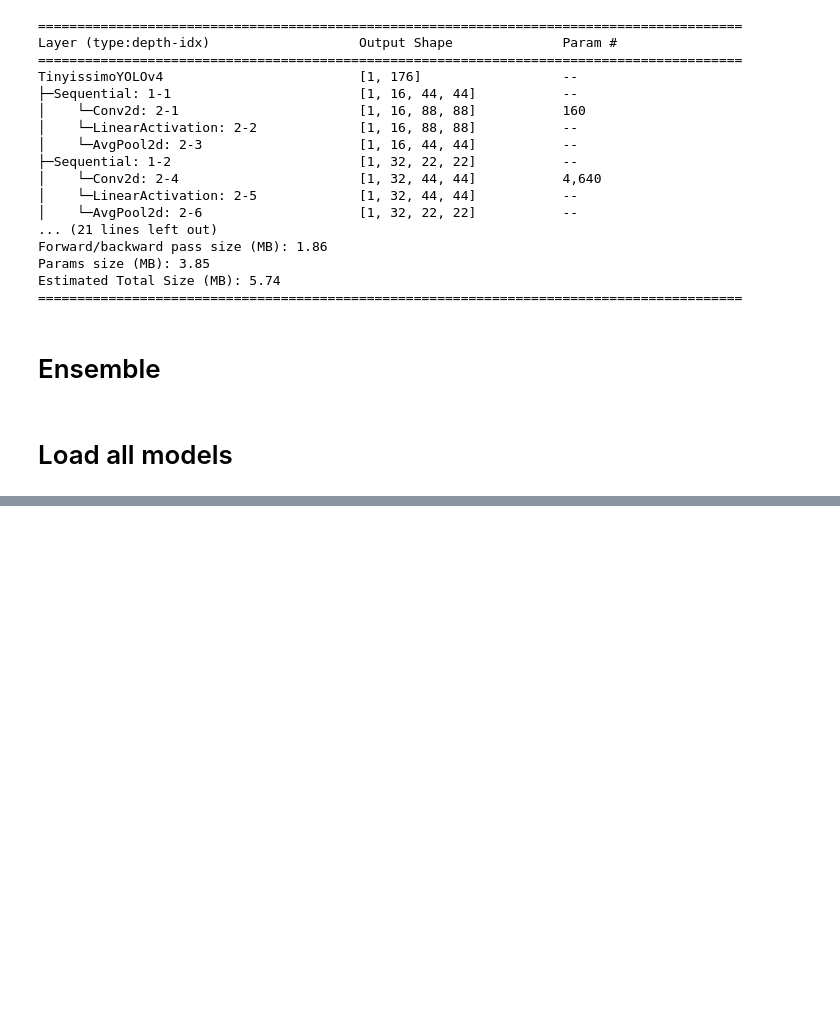
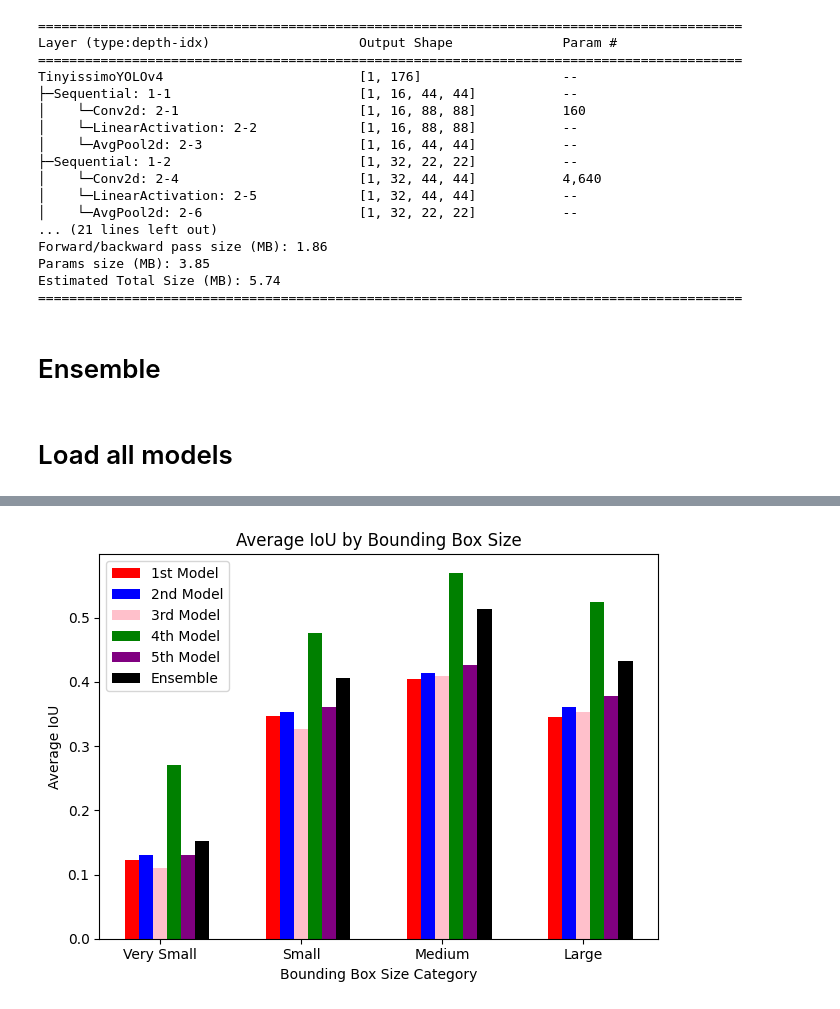
Before and after one commit to salvatorebuono02/ObjDct_Repo, a Jupyter notebook: models/TinyYOLO/Ensemble.ipynb, the cells around one changed output, grey strips where cells are left out. Drawn from its saved outputs; the diff is of its cells as text; code cells hidden in the pictures; blank space fills up the shorter version.

```diff
--- a/models/TinyYOLO/Ensemble.ipynb
+++ b/models/TinyYOLO/Ensemble.ipynb
@@ -1120,0 +1164,11 @@ torch.save(model.state_dict(), "../../models/trained_models/TinyissimoYOLOv4.pth
+# %%
+# Valori mAP per ciascun modello
+mAP_values = [0.5876208543777466, 0.6004517674446106, 0.567376434803009, 0.765967845916748, 0.6200737953186035]
+
+# Calcolo della somma dei valori mAP
+sum_mAP = sum(mAP_values)
+
+# Calcolo dei pesi normalizzati
+weights = [mAP / sum_mAP for mAP in mAP_values]
+
+print(weights)
@@ -1286,30 +1378,32 @@ torch.save(model.state_dict(), "../../models/trained_models/TinyissimoYOLOv4.pth
 # %%
-# # Creiamo una lista di etichette per le categorie di dimensioni
-# labels = ['Very Small', 'Small', 'Medium', 'Large']
+# Creiamo una lista di etichette per le categorie di dimensioni
+labels = ['Very Small', 'Small', 'Medium', 'Large']
 
-# # Configuriamo il numero di gruppi e il numero di barre per gruppo
-# x = np.arange(len(labels))
-# width = 0.1  # Larghezza delle barre
+# Configuriamo il numero di gruppi e il numero di barre per gruppo
+x = np.arange(len(labels))
+width = 0.1  # Larghezza delle barre
 
-# fig, ax = plt.subplots()
+fig, ax = plt.subplots()
 
-# # Aggiungiamo le barre per ogni set di distance_means
-# rects1 = ax.bar(x - 2 * width, get_ious(pred_boxes_list[0], target_boxes_list[0], bins, box_sizes), width, label='1st Model', color='red')
-# rects2 = ax.bar(x - 1 * width, get_ious(pred_boxes_list[1], target_boxes_list[0], bins, box_sizes), width, label='2nd Model', color='blue')
-# rects3 = ax.bar(x - 0 * width, get_ious(pred_boxes_list[2], target_boxes_list[0], bins, box_sizes), width, label='3rd Model', color='pink')
-# rects4 = ax.bar(x + 1 * width, get_ious(pred_boxes_list[3], target_boxes_list[0], bins, box_sizes), width, label='4th Model', color='green')
-# rects5 = ax.bar(x + 2 * width, get_ious(pred_boxes_list[4], target_boxes_list[0], bins, box_sizes), width, label='5th Model', color='purple')
-# rects6 = ax.bar(x + 3 * width, get_ious(ensembled_predictions, target_boxes_list[0], bins, box_sizes), width, label='Ensemble', color='black')
+# Aggiungiamo le barre per ogni set di distance_means
+rects1 = ax.bar(x - 2 * width, get_ious(pred_boxes_list[0], target_boxes_list[0], bins, box_sizes), width, label='1st Model', color='red')
+rects2 = ax.bar(x - 1 * width, get_ious(pred_boxes_list[1], target_boxes_list[0], bins, box_sizes), width, label='2nd Model', color='blue')
+rects3 = ax.bar(x - 0 * width, get_ious(pred_boxes_list[2], target_boxes_list[0], bins, box_sizes), width, label='3rd Model', color='pink')
+rects4 = ax.bar(x + 1 * width, get_ious(pred_boxes_list[3], target_boxes_list[0], bins, box_sizes), width, label='4th Model', color='green')
+rects5 = ax.bar(x + 2 * width, get_ious(pred_boxes_list[4], target_boxes_list[0], bins, box_sizes), width, label='5th Model', color='purple')
+rects6 = ax.bar(x + 3 * width, get_ious(ensembled_predictions, target_boxes_list[0], bins, box_sizes), width, label='Ensemble', color='black')
 
-# # Aggiungiamo le etichette, il titolo e la legenda
-# ax.set_xlabel('Bounding Box Size Category')
-# ax.set_ylabel('Average Distance')
-# ax.set_title('Average Distance by Bounding Box Size')
-# ax.set_xticks(x)
-# ax.set_xticklabels(labels)
-# ax.legend()
+# Aggiungiamo le etichette, il titolo e la legenda
+ax.set_xlabel('Bounding Box Size Category')
+ax.set_ylabel('Average IoU')
+ax.set_title('Average IoU by Bounding Box Size')
+ax.set_xticks(x)
+ax.set_xticklabels(labels)
+ax.legend()
 
-# # Aggiungiamo una disposizione più compatta
-# fig.tight_layout()
+# Aggiungiamo una disposizione più compatta
+fig.tight_layout()
 
-# plt.show()
+plt.show()
+# %% [output]
+[figure, added]
```
Also changed, not shown: parts of 32 cells of this notebook, 1 other file.
